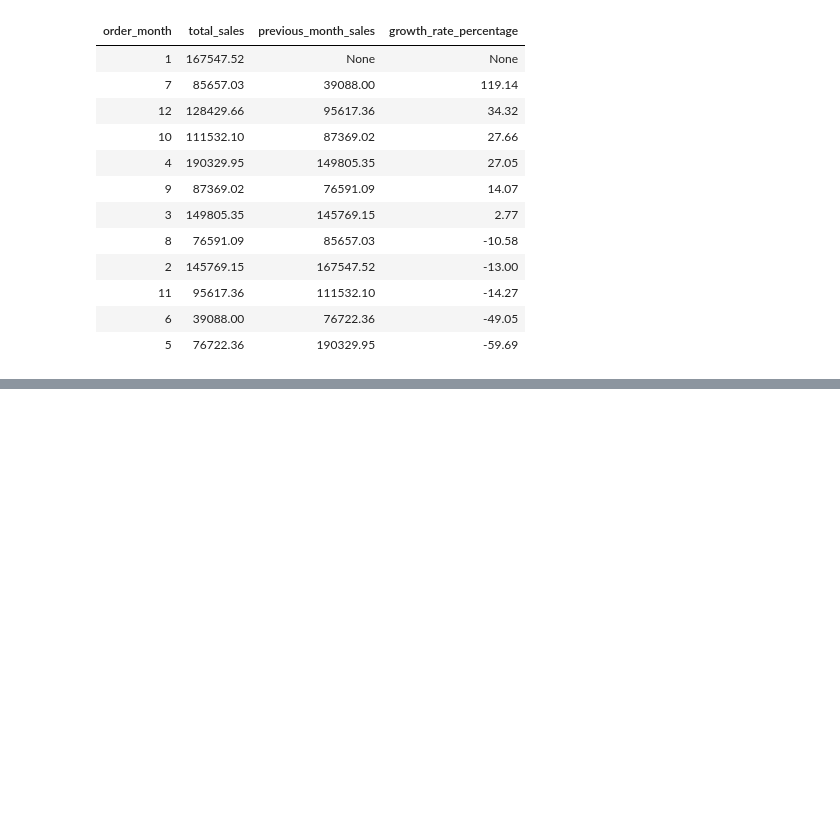
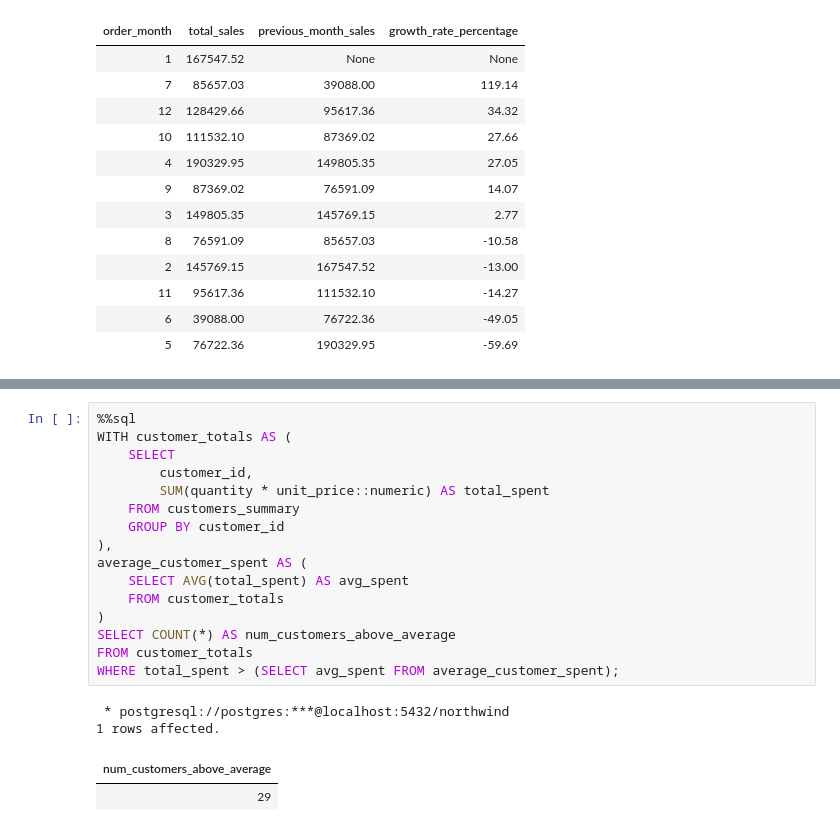
Before and after one commit to TomazFilgueira/Dq_Datascientist, a Jupyter notebook: 5 - Working with Datasources using SQL/5.6 - Window Functions in SQL/Window Function guided project.ipynb, the cells around one changed output, grey strips where cells are left out. Cells and saved outputs as stored; diff of their text form; blank space fills up the shorter version.

```diff
--- a/5 - Working with Datasources using SQL/5.6 - Window Functions in SQL/Window Function guided project.ipynb
+++ b/5 - Working with Datasources using SQL/5.6 - Window Functions in SQL/Window Function guided project.ipynb
@@ -304,0 +364,21 @@ Overall, the results indicate that sales performance is driven by **sporadic pea
+# %%
+%%sql
+WITH customer_totals AS (
+    SELECT
+        customer_id,
+        SUM(quantity * unit_price::numeric) AS total_spent
+    FROM customers_summary
+    GROUP BY customer_id
+),
+average_customer_spent AS (
+    SELECT AVG(total_spent) AS avg_spent
+    FROM customer_totals
+)
+SELECT COUNT(*) AS num_customers_above_average
+FROM customer_totals
+WHERE total_spent > (SELECT avg_spent FROM average_customer_spent);
+# %% [output]
+ * postgresql://postgres:***@localhost:5432/northwind
+1 rows affected.
+| num_customers_above_average |
+| 29 |
```
Also changed, not shown: parts of 17 cells of this notebook.
